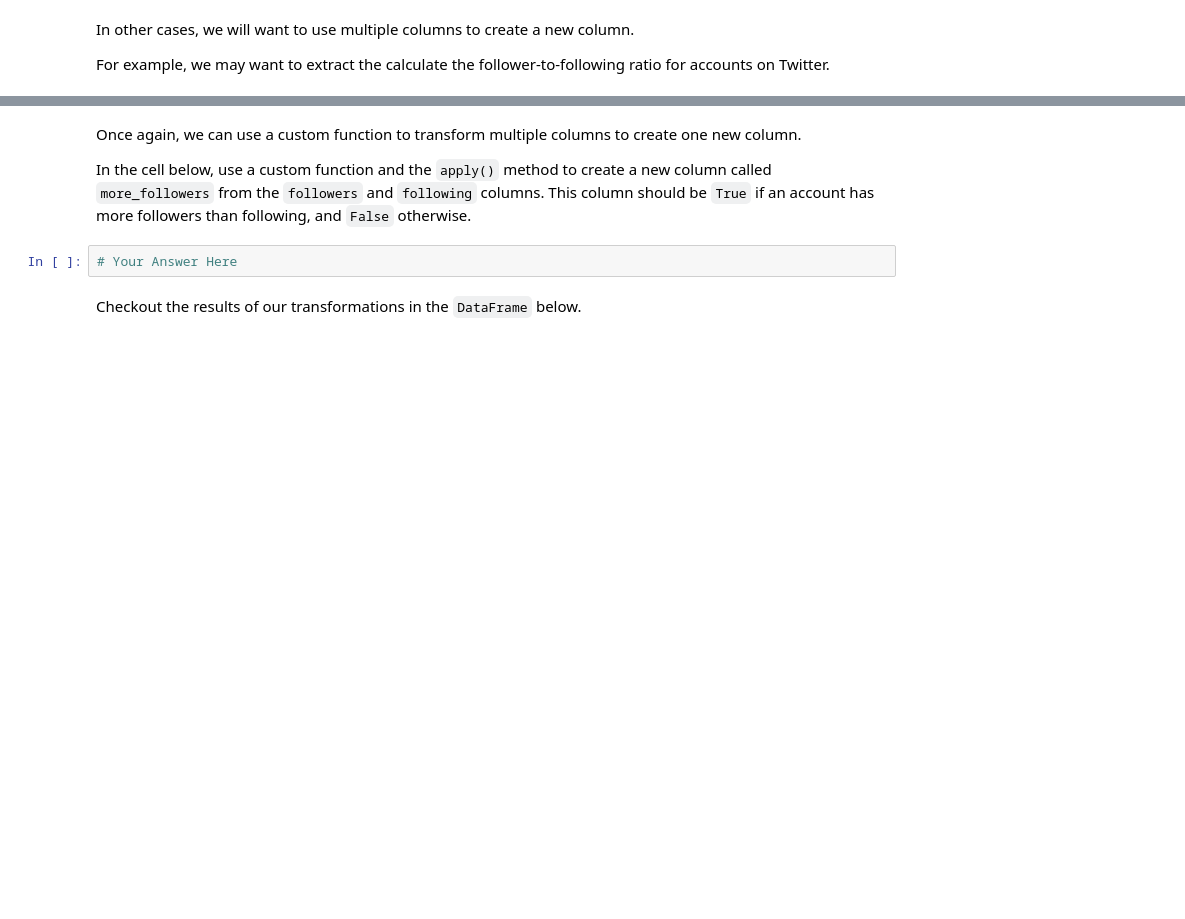
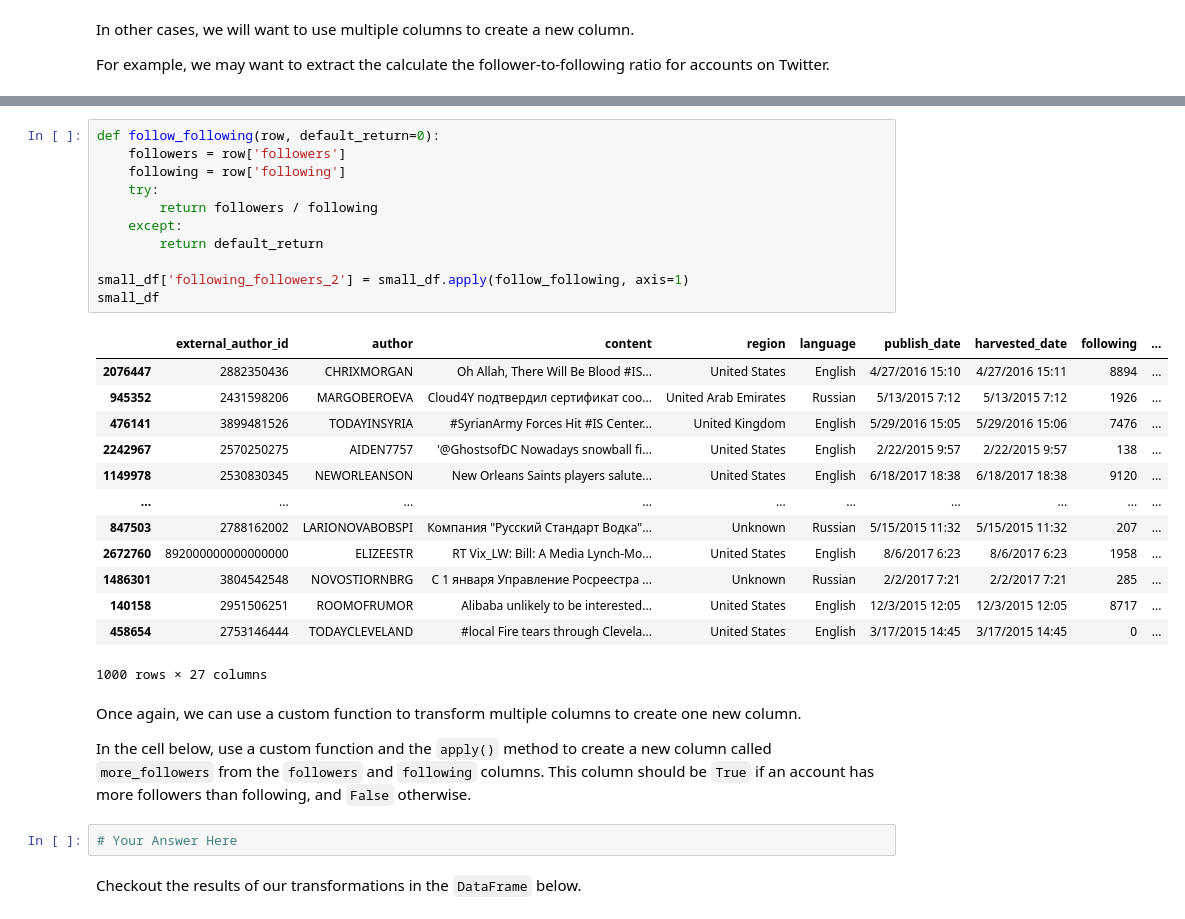
Before and after one commit to mclevey/GESIS_2020_Fundamentals, a Jupyter notebook: 03_pandas.ipynb, the cells around one changed output, grey strips where cells are left out. Drawn from its saved outputs; the diff is of its cells as text; blank space fills up the shorter version.

```diff
--- a/03_pandas.ipynb
+++ b/03_pandas.ipynb
@@ -595,3 +661,28 @@ small_df.sample(10)
+# %%
+def follow_following(row, default_return=0):
+    followers = row['followers']
+    following = row['following']
+    try:
+        return followers / following
+    except:
+        return default_return
+
+small_df['following_followers_2'] = small_df.apply(follow_following, axis=1)
+small_df
+# %% [output]
+|  | external_author_id | author | content | region | language | publish_date | harvested_date | following | ... |
+| 2076447 | 2882350436 | CHRIXMORGAN | Oh Allah, There Will Be Blood #IS... | United States | English | 4/27/2016 15:10 | 4/27/2016 15:11 | 8894 | ... |
+| 945352 | 2431598206 | MARGOBEROEVA | Cloud4Y подтвердил сертификат соо... | United Arab Emirates | Russian | 5/13/2015 7:12 | 5/13/2015 7:12 | 1926 | ... |
+| 476141 | 3899481526 | TODAYINSYRIA | #SyrianArmy Forces Hit #IS Center... | United Kingdom | English | 5/29/2016 15:05 | 5/29/2016 15:06 | 7476 | ... |
+| 2242967 | 2570250275 | AIDEN7757 | '@GhostsofDC Nowadays snowball fi... | United States | English | 2/22/2015 9:57 | 2/22/2015 9:57 | 138 | ... |
+| 1149978 | 2530830345 | NEWORLEANSON | New Orleans Saints players salute... | United States | English | 6/18/2017 18:38 | 6/18/2017 18:38 | 9120 | ... |
+| ... | ... | ... | ... | ... | ... | ... | ... | ... | ... |
+| 847503 | 2788162002 | LARIONOVABOBSPI | Компания "Русский Стандарт Водка"... | Unknown | Russian | 5/15/2015 11:32 | 5/15/2015 11:32 | 207 | ... |
+| 2672760 | 892000000000000000 | ELIZEESTR | RT Vix_LW: Bill: A Media Lynch-Mo... | United States | English | 8/6/2017 6:23 | 8/6/2017 6:23 | 1958 | ... |
+| 1486301 | 3804542548 | NOVOSTIORNBRG | С 1 января Управление Росреестра ... | Unknown | Russian | 2/2/2017 7:21 | 2/2/2017 7:21 | 285 | ... |
+| 140158 | 2951506251 | ROOMOFRUMOR | Alibaba unlikely to be interested... | United States | English | 12/3/2015 12:05 | 12/3/2015 12:05 | 8717 | ... |
+| 458654 | 2753146444 | TODAYCLEVELAND | #local Fire tears through Clevela... | United States | English | 3/17/2015 14:45 | 3/17/2015 14:45 | 0 | ... |
+1000 rows × 27 columns
 # %% [markdown]
 Once again, we can use a custom function to transform multiple columns to create one new column.
 
```
Also changed, not shown: parts of 39 cells of this notebook, 9 other files.
